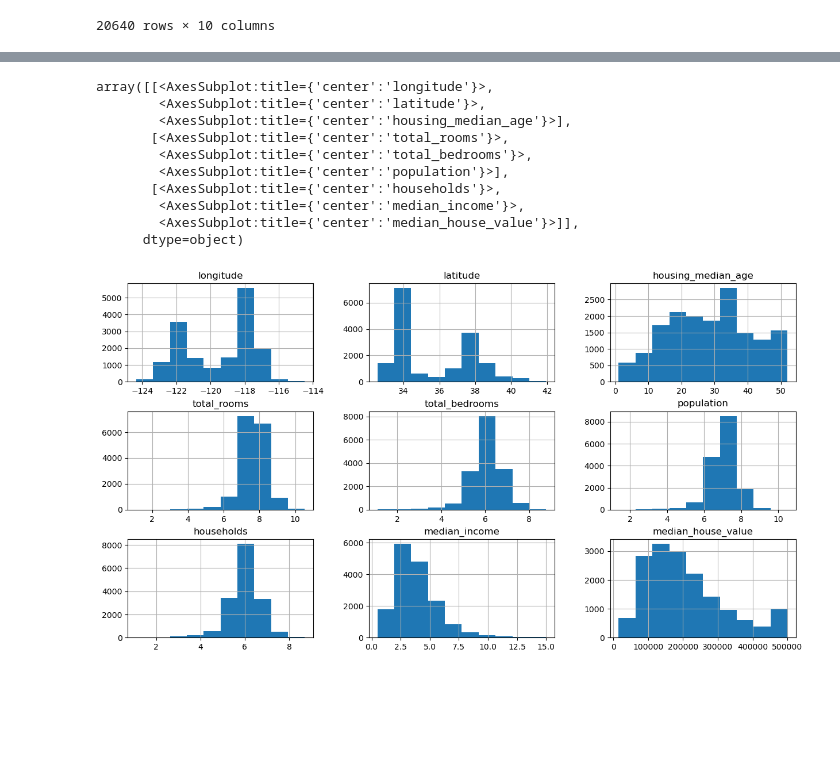
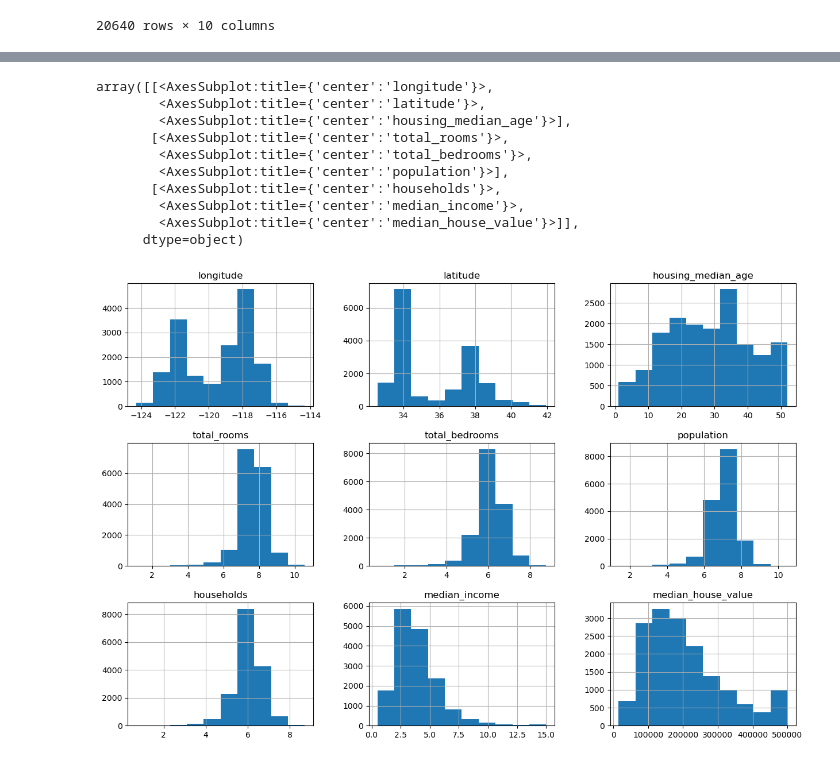
Before and after one commit to paulthomas2107/neuralNineProjects, a Jupyter notebook: housePricePrediction/housePricePrediction.ipynb, the cells around one changed output, grey strips where cells are left out. Drawn from its saved outputs; the diff is of its cells as text; code cells hidden in the pictures; blank space fills up the shorter version.

```diff
--- a/housePricePrediction/housePricePrediction.ipynb
+++ b/housePricePrediction/housePricePrediction.ipynb
@@ -94,19 +94,19 @@ train_data['total_bedrooms'] = np.log(train_data['total_bedrooms'] + 1)
 train_data['population'] = np.log(train_data['population'] + 1)
 train_data['households'] = np.log(train_data['households'] + 1)
 # %%
-train_data.hist(figsize=(15,8))
+train_data.hist(figsize=(15,10))
 # %% [output]
 array([[<AxesSubplot:title={'center':'longitude'}>,
         <AxesSubplot:title={'center':'latitude'}>,
         <AxesSubplot:title={'center':'housing_median_age'}>],
        [<AxesSubplot:title={'center':'total_rooms'}>,
         <AxesSubplot:title={'center':'total_bedrooms'}>,
         <AxesSubplot:title={'center':'population'}>],
        [<AxesSubplot:title={'center':'households'}>,
         <AxesSubplot:title={'center':'median_income'}>,
         <AxesSubplot:title={'center':'median_house_value'}>]],
       dtype=object)
-[figure, old version]
+[figure, new version]
 # %%
 train_data.ocean_proximity.value_counts()
 # %% [output]
```
Also changed, not shown: parts of 18 cells of this notebook.
